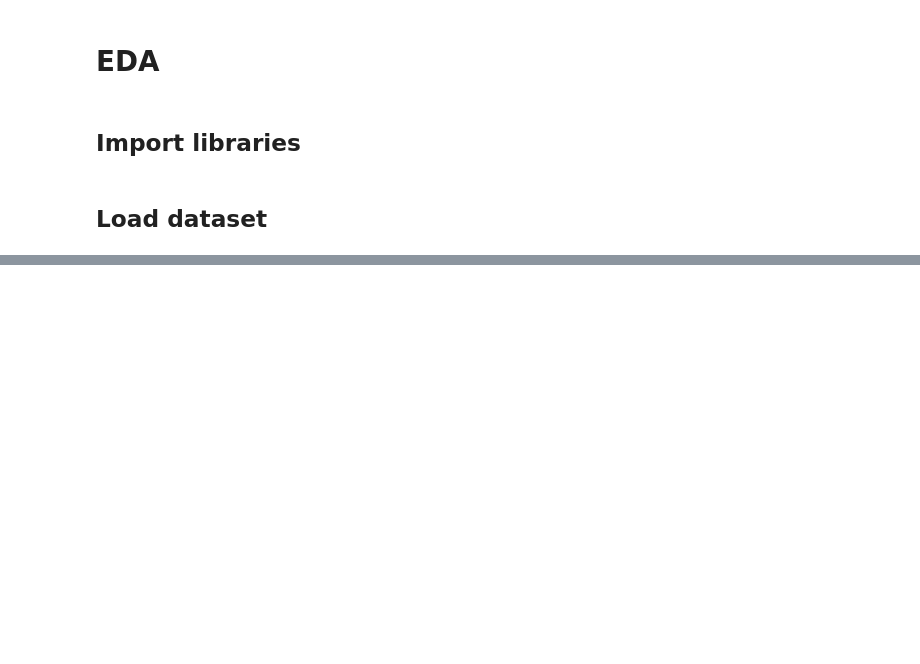
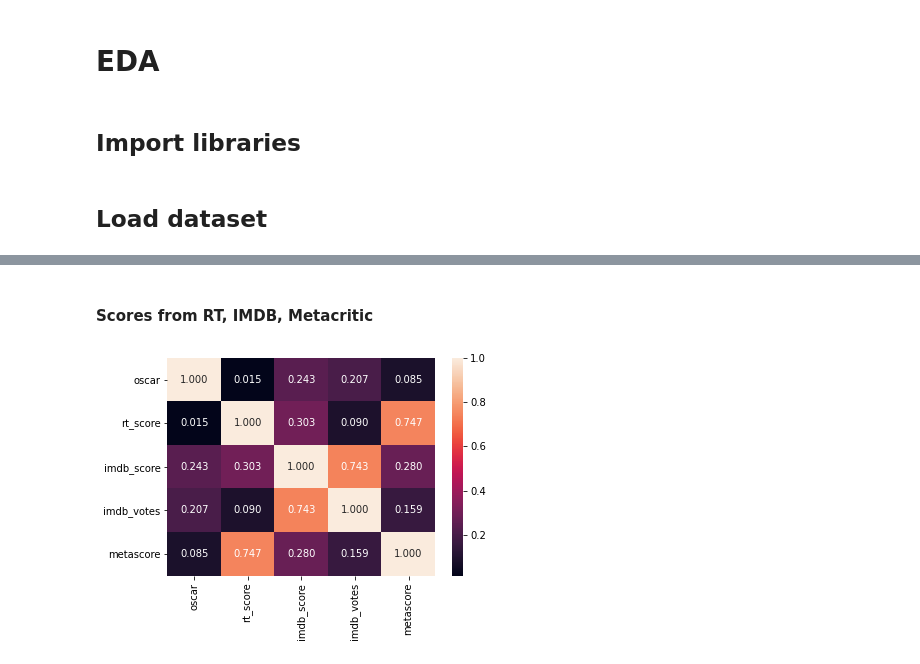
Before and after one commit to vvkin/oscar-predicting, a Jupyter notebook: notebooks/eda.ipynb, the cells around one changed output, grey strips where cells are left out. Saved outputs shown, nothing was run; the diff lists cells and outputs as text; code cells hidden in the pictures; blank space fills up the shorter version.

```diff
--- a/notebooks/eda.ipynb
+++ b/notebooks/eda.ipynb
@@ -25,0 +125,6 @@ df.head()
+# %% [markdown]
+#### Scores from RT, IMDB, Metacritic
+# %%
+plot_corr_matrix(['rt_score', 'imdb_score', 'imdb_votes', 'metascore'])
+# %% [output]
+[figure, added]
```
Also changed, not shown: parts of 26 cells of this notebook.
